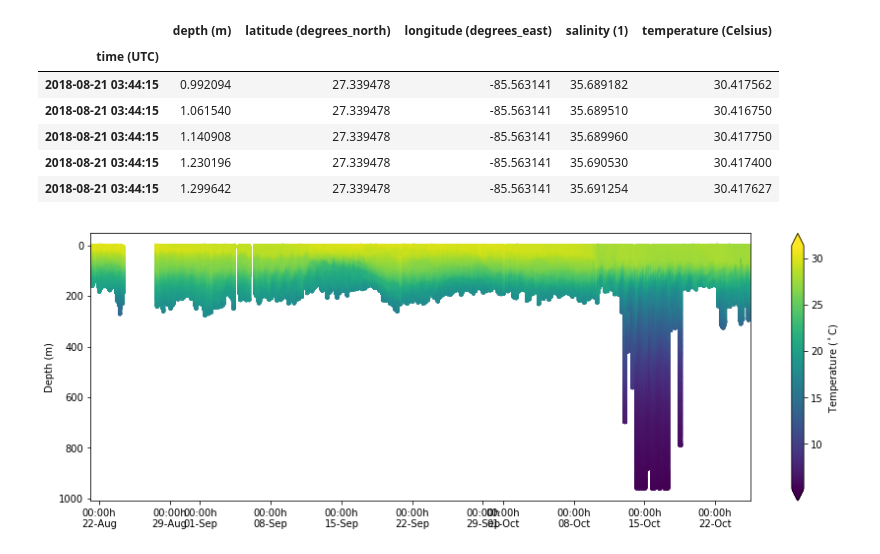
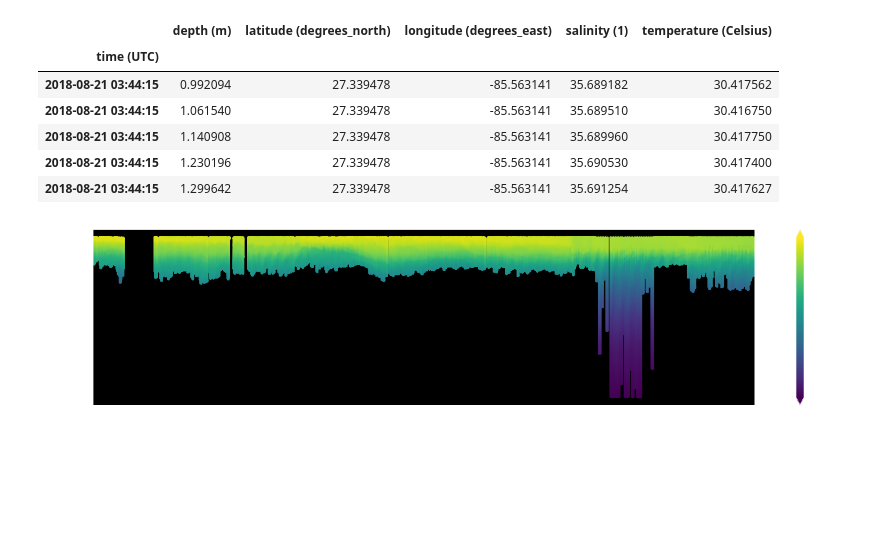
Before and after one commit to ocefpaf/2018-10-25-DMAC-TechWebinar, a Jupyter notebook: notebooks/01-ERDDAP.ipynb, the cells around one changed output. Saved outputs shown, nothing was run; the diff lists cells and outputs as text; code cells hidden in the pictures; blank space fills up the shorter version.

```diff
--- a/notebooks/01-ERDDAP.ipynb
+++ b/notebooks/01-ERDDAP.ipynb
@@ -1 +1,7 @@
+# %%
+%matplotlib inline
+from hurricane_gis import load_best_track
+from matplotlib import style
+
+style.use(['dark_background', 'seaborn-poster'])
 # %% [markdown]
@@ -114,22 +117,22 @@ df.head()
 # %%
 import matplotlib.pyplot as plt
 import matplotlib.dates as mdates
 
-fig, ax = plt.subplots(figsize=(15, 5))
+fig, ax = plt.subplots(figsize=(23, 5))
 
 kw = {'marker': 'o', 'edgecolor': 'none', 's': 15}
 cs = ax.scatter(df.index, df['depth (m)'],
                 c=df['temperature (Celsius)'], **kw)
 ax.invert_yaxis()
 ax.set_xlim(df.index[0], df.index[-1])
 xfmt = mdates.DateFormatter('%H:%Mh\n%d-%b')
 ax.xaxis.set_major_formatter(xfmt)
 
 cbar = fig.colorbar(cs, orientation='vertical', extend='both')
 cbar.ax.set_ylabel('Temperature ($^\circ$C)')
 ax.set_ylabel('Depth (m)');
 # %% [output]
-[figure, old version]
+[figure, new version]
 # %%
 import cartopy.crs as ccrs
 
```
Also changed, not shown: parts of 6 cells of this notebook, 5 other files.
